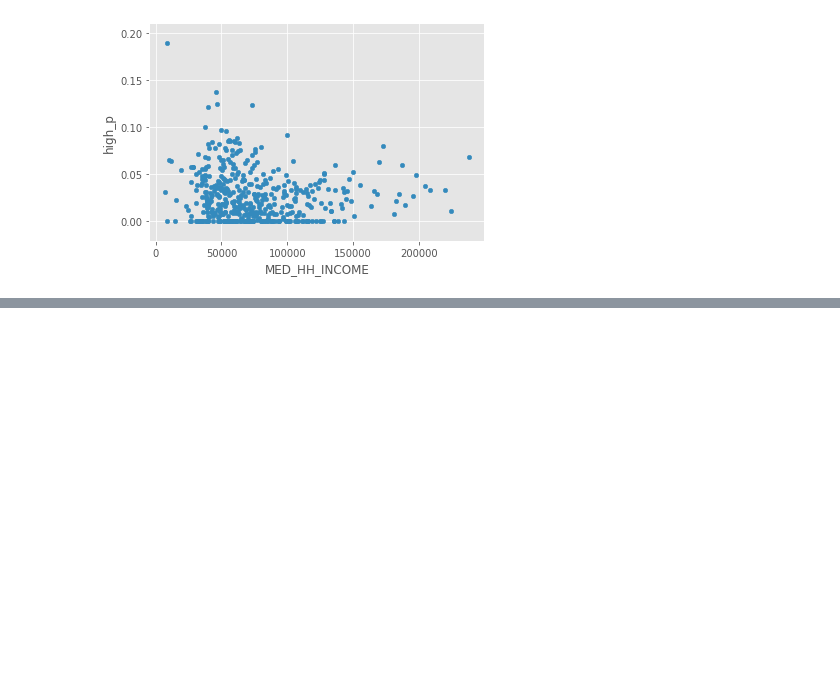
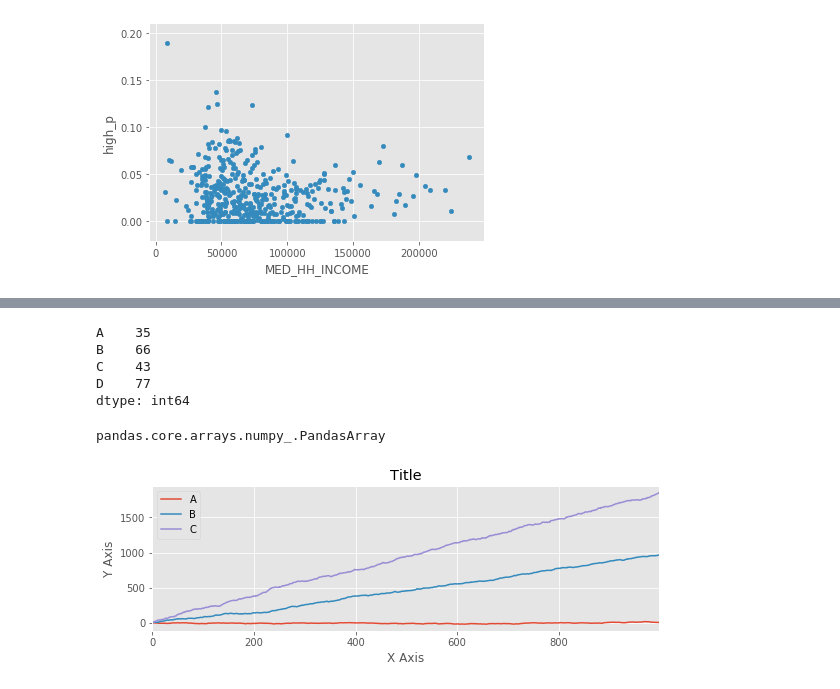
Before and after one commit to allison-zhou-phd/Denver_Demographics_Study, a Jupyter notebook: notebook/denver_demographic.ipynb, the cells around one changed output, grey strips where cells are left out. Cells and saved outputs as stored; diff of their text form; code cells hidden in the pictures; blank space fills up the shorter version.

Commit message:
plot 1st trial

```diff
--- a/notebook/denver_demographic.ipynb
+++ b/notebook/denver_demographic.ipynb
@@ -89,0 +103,8 @@ df_focus.plot(kind='scatter', x='MED_HH_INCOME', y='high_p')
+# %%
+info.sum()
+# %% [output]
+A    35
+B    66
+C    43
+D    77
+dtype: int64
@@ -89,0 +115,22 @@ df_focus.plot(kind='scatter', x='MED_HH_INCOME', y='high_p')
+# %%
+type(mean_value)
+# %% [output]
+pandas.core.arrays.numpy_.PandasArray
+# %%
+a = np.random.normal(0,1,999)
+b = np.random.normal(1,2,999)
+c = np.random.normal(2,3,999)
+df = pd.DataFrame([a,b,c]).T
+df.columns=['A','B','C']
+# %%
+df1 = df.cumsum()
+ax = df1.plot()
+ax.set_title('Title')
+ax.set_xlabel('X Axis')
+ax.set_ylabel('Y Axis')
+fig = ax.figure
+fig.set_size_inches(8,3)
+bins = np.linspace(-10,15,26)
+binned = pd.DataFrame()fig.tight_layout(pad=1)
+# %% [output]
+[figure, added]
```
Also changed, not shown: parts of 4 cells of this notebook, 6 other files.
